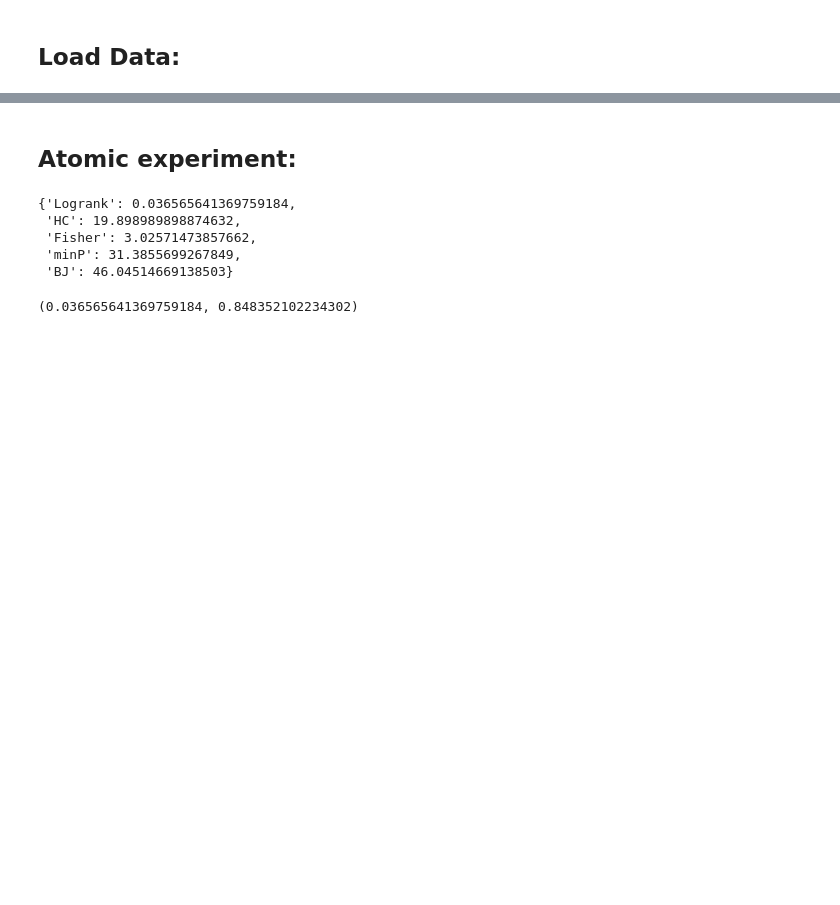
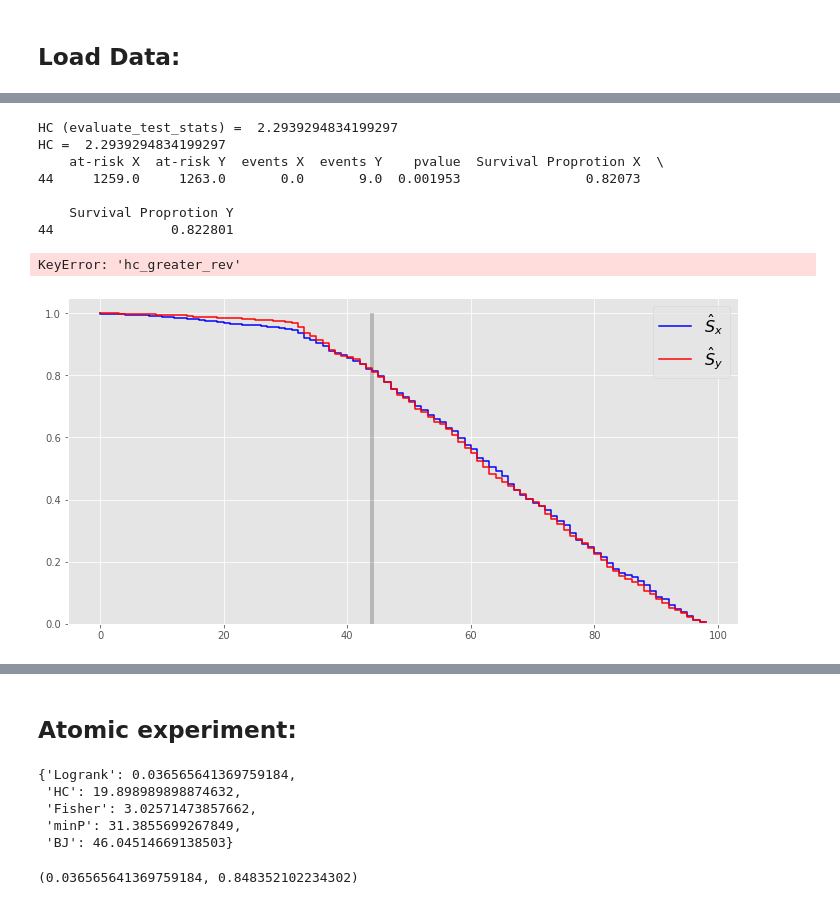
Before and after one commit to alonkipnis/HCHG, a Jupyter notebook: survival_real_data.ipynb, the cells around one changed output, grey strips where cells are left out. Cells and saved outputs as stored; diff of their text form; code cells hidden in the pictures; blank space fills up the shorter version.

```diff
--- a/survival_real_data.ipynb
+++ b/survival_real_data.ipynb
@@ -520,0 +352,11 @@ pvals.min()
+# %%
+# here we go over all genes:
+
+res = pd.DataFrame()
+for gene_name in tqdm(gene_names[:2]):
+   # try:
+    r = test_gene(df, gene_name, T)
+    res = res.append(r, ignore_index=True)
+   # except:
+        #print(f"Error in evaluating {gene_name}")
+res
@@ -520,0 +414,4 @@ pvals.min()
+# %%
+df0_data = simulate_null_data(df, T, rep=1, stbl=True)
+df0_data.to_csv('null_data_stbl.csv')
+df0_data.agg([q95])
@@ -520,0 +473,14 @@ pvals.min()
+# %%
+# filter results
+LRt = 2
+HCt = 2
+HCp = 2
+minPt = 12.45
+
+resi = res[((res.hc_greater > HCt) & (res.log_rank_greater < LRt) &
+           (res.hc_greater_rev < HCp) & (res.log_rank_greater_rev < LRt) )
+           |
+           ((res.hc_greater < HCp) & (res.log_rank_greater < LRt) &
+           (res.hc_greater_rev > HCt) & (res.log_rank_greater_rev < LRt) )
+          ]
+resi
@@ -520,0 +503,3 @@ pvals.min()
+# %%
+def empirical_pval(x, stat_name, df0):
+    return np.mean(df0[stat_name].values >= x)
@@ -520,0 +623,20 @@ pvals.min()
+# %%
+plt.rcParams['figure.figsize'] =  [12, 6]
+
+for r in resi.head(5).iterrows():
+    gene_name = r[1]['name']
+    illustrate_survival_curve(df, gene_name, T)
+    plt.show()
+
+# HERE!!
+Also report hc_rev pvalue!
+# %% [output]
+HC (evaluate_test_stats) =  2.2939294834199297
+HC =  2.2939294834199297
+    at-risk X  at-risk Y  events X  events Y    pvalue  Survival Proprotion X  \
+44     1259.0     1263.0       0.0       9.0  0.001953                0.82073
+
+    Survival Proprotion Y
+44               0.822801
+KeyError: 'hc_greater_rev'
+[figure, added]
```
Also changed, not shown: parts of 70 cells of this notebook, 8 other files.
